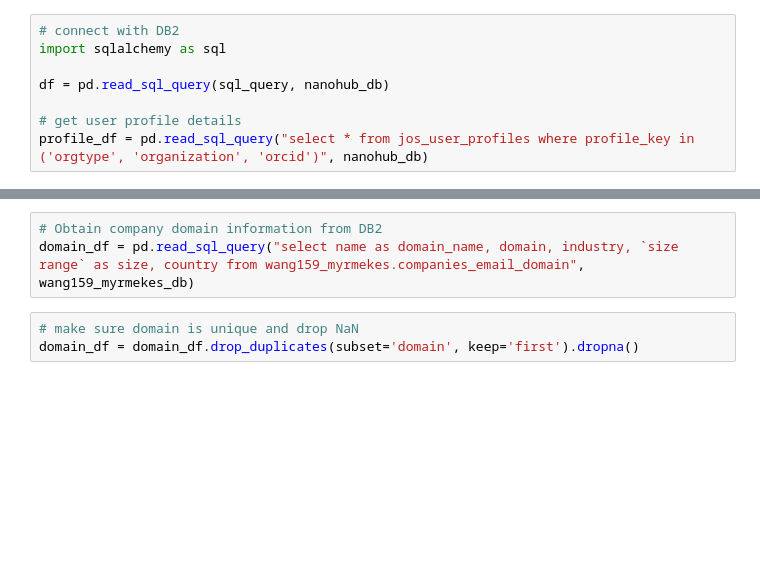
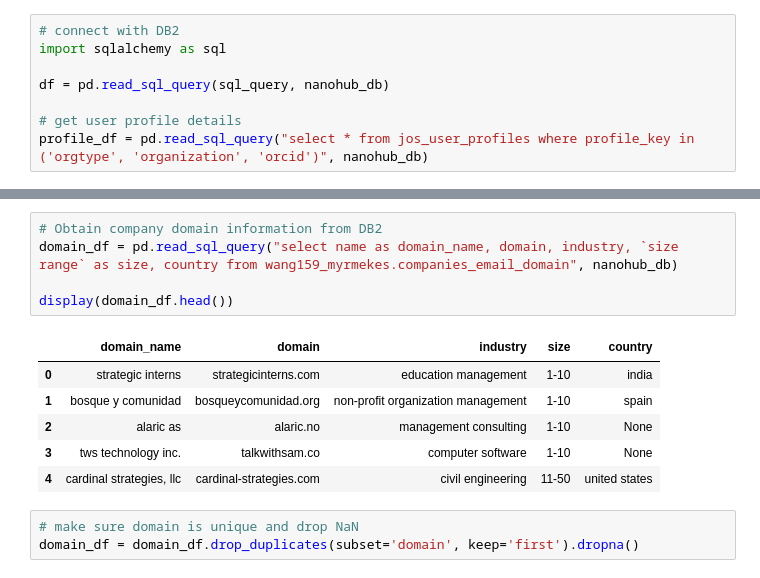
Before and after one commit to saxenap/nanohub, a Jupyter notebook: nanoHUB/pipeline/salesforce/task_user_basic_updates.ipynb, the cells around one changed output, grey strips where cells are left out. Saved outputs shown, nothing was run; the diff lists cells and outputs as text; blank space fills up the shorter version.

```diff
--- a/nanoHUB/pipeline/salesforce/task_user_basic_updates.ipynb
+++ b/nanoHUB/pipeline/salesforce/task_user_basic_updates.ipynb
@@ -106,6 +130,15 @@ display(df.head(1))
 # %%
 # Obtain company domain information from DB2
-domain_df = pd.read_sql_query("select name as domain_name, domain, industry, `size range` as size, country from wang159_myrmekes.companies_email_domain", wang159_myrmekes_db)
+domain_df = pd.read_sql_query("select name as domain_name, domain, industry, `size range` as size, country from wang159_myrmekes.companies_email_domain", nanohub_db)
+
+display(domain_df.head())
+# %% [output]
+|  | domain_name | domain | industry | size | country |
+| 0 | strategic interns | strategicinterns.com | education management | 1-10 | india |
+| 1 | bosque y comunidad | bosqueycomunidad.org | non-profit organization management | 1-10 | spain |
+| 2 | alaric as | alaric.no | management consulting | 1-10 | None |
+| 3 | tws technology inc. | talkwithsam.co | computer software | 1-10 | None |
+| 4 | cardinal strategies, llc | cardinal-strategies.com | civil engineering | 11-50 | united states |
 # %%
 # make sure domain is unique and drop NaN
 domain_df = domain_df.drop_duplicates(subset='domain', keep='first').dropna()
```
Also changed, not shown: parts of 21 cells of this notebook.
